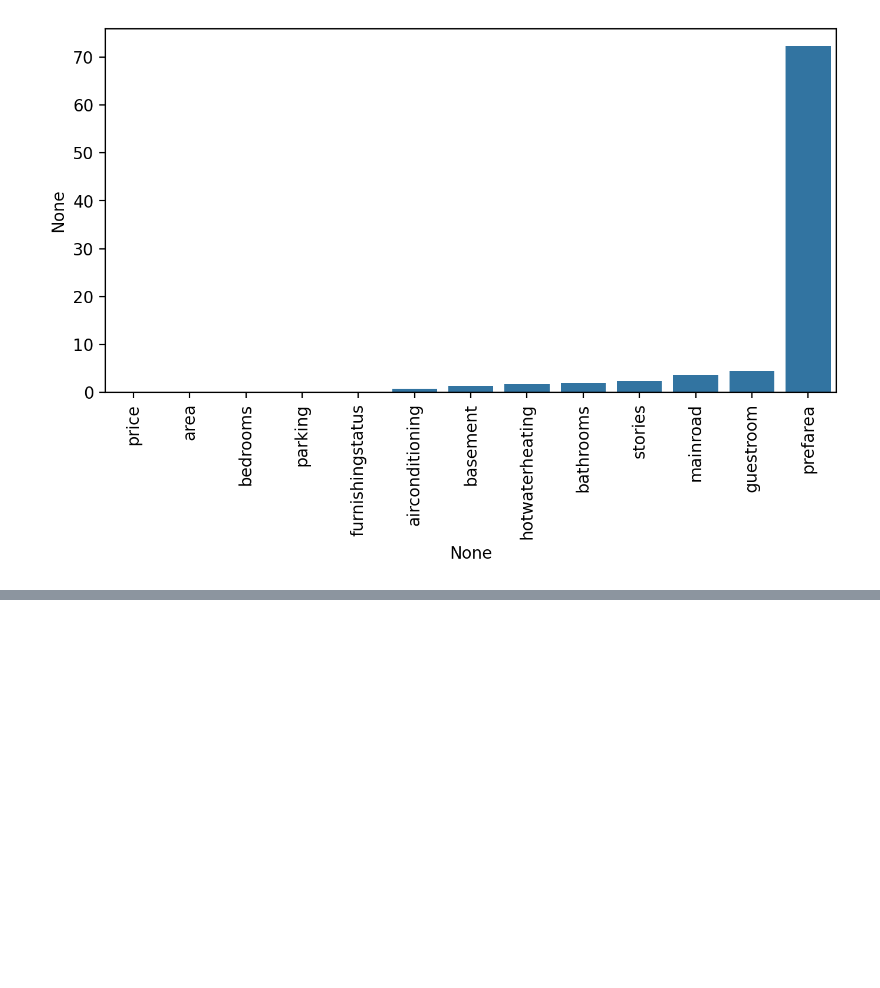
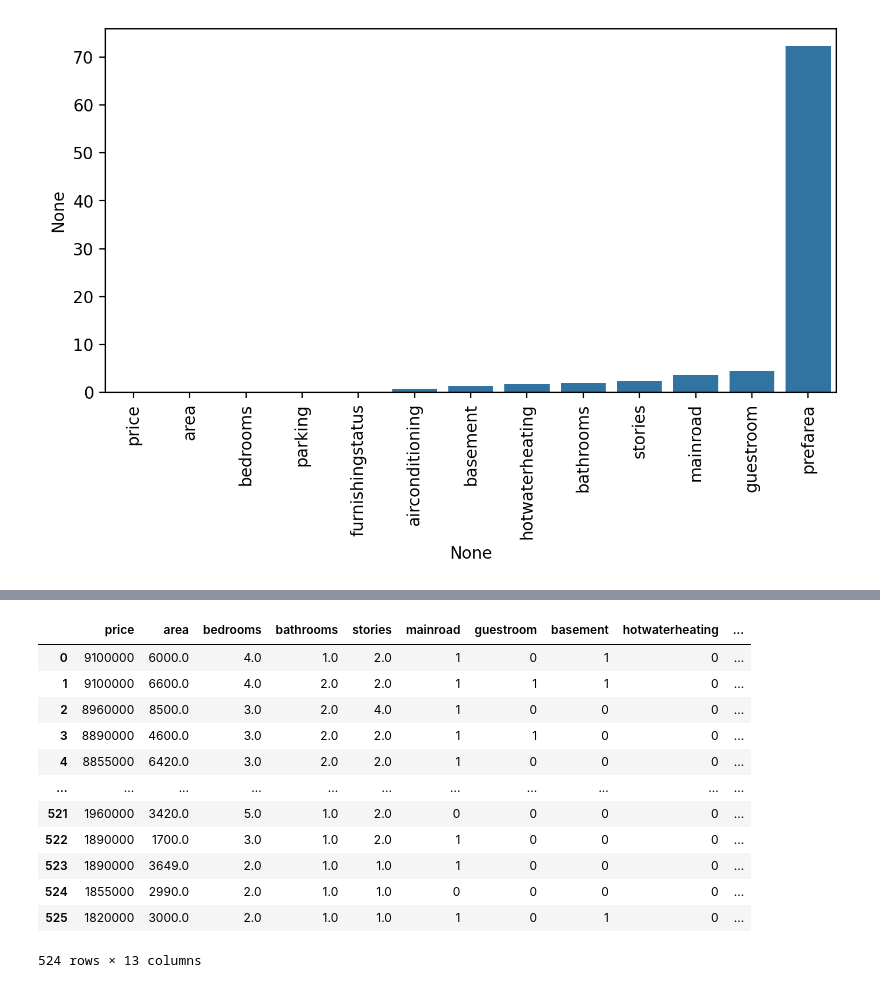
Before and after one commit to amrodev/ML, a Jupyter notebook: General Topics/1 Feature Engineering and Data Preparation/002 Dealing with Missing Data.ipynb, the cells around one changed output, grey strips where cells are left out. Saved outputs shown, nothing was run; the diff lists cells and outputs as text; code cells hidden in the pictures; blank space fills up the shorter version.

```diff
--- a/General Topics/Feature Engineering and Data Preparation/002 Dealing with Missing Data.ipynb
+++ b/General Topics/1 Feature Engineering and Data Preparation/002 Dealing with Missing Data.ipynb
@@ -128,0 +134,9 @@ plt.xticks(rotation=90)
+# %%
+def convert_yes_no_to_binary(df, columns):
+
+    for column in columns:
+        df[column] = df[column].map({'yes': 1, 'no': 0,'nan' : 'None'})
+    return df
+# %%
+columns_to_convert = ['mainroad','guestroom','basement','hotwaterheating','airconditioning','prefarea']
+df = convert_yes_no_to_binary(df, columns_to_convert)
@@ -128,0 +161,16 @@ plt.xticks(rotation=90)
+# %%
+df
+# %% [output]
+|  | price | area | bedrooms | bathrooms | stories | mainroad | guestroom | basement | hotwaterheating | ... |
+| 0 | 9100000 | 6000.0 | 4.0 | 1.0 | 2.0 | 1 | 0 | 1 | 0 | ... |
+| 1 | 9100000 | 6600.0 | 4.0 | 2.0 | 2.0 | 1 | 1 | 1 | 0 | ... |
+| 2 | 8960000 | 8500.0 | 3.0 | 2.0 | 4.0 | 1 | 0 | 0 | 0 | ... |
+| 3 | 8890000 | 4600.0 | 3.0 | 2.0 | 2.0 | 1 | 1 | 0 | 0 | ... |
+| 4 | 8855000 | 6420.0 | 3.0 | 2.0 | 2.0 | 1 | 0 | 0 | 0 | ... |
+| ... | ... | ... | ... | ... | ... | ... | ... | ... | ... | ... |
+| 521 | 1960000 | 3420.0 | 5.0 | 1.0 | 2.0 | 0 | 0 | 0 | 0 | ... |
+| 522 | 1890000 | 1700.0 | 3.0 | 1.0 | 2.0 | 1 | 0 | 0 | 0 | ... |
+| 523 | 1890000 | 3649.0 | 2.0 | 1.0 | 1.0 | 1 | 0 | 0 | 0 | ... |
+| 524 | 1855000 | 2990.0 | 2.0 | 1.0 | 1.0 | 0 | 0 | 0 | 0 | ... |
+| 525 | 1820000 | 3000.0 | 2.0 | 1.0 | 1.0 | 1 | 0 | 1 | 0 | ... |
+524 rows × 13 columns
```
Also changed, not shown: parts of 4 cells of this notebook, 9 other files.
